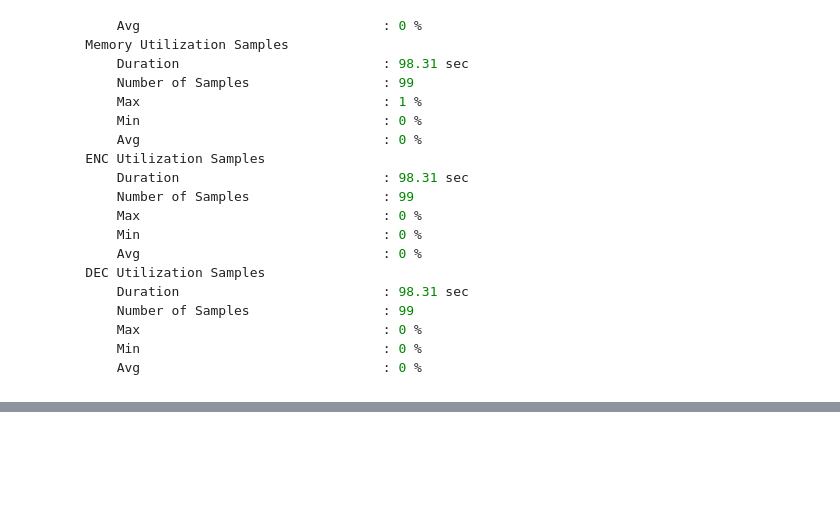
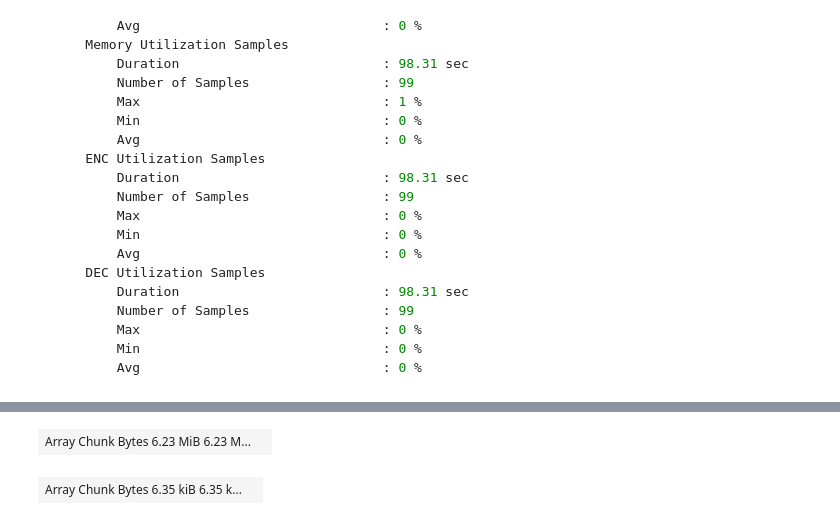
Before and after one commit to leaver2000/griblib, a Jupyter notebook: notebooks/probsevere/2.1-xfer-dask0.ipynb, the cells around one changed output, grey strips where cells are left out. Drawn from its saved outputs; the diff is of its cells as text; code cells hidden in the pictures; blank space fills up the shorter version.

```diff
--- a/notebooks/probsevere/2.1-xfer-dask0.ipynb
+++ b/notebooks/probsevere/2.1-xfer-dask0.ipynb
@@ -103,13 +116,32 @@ Worker: 0
 # %%
 import os
+import textwrap
 from pathlib import Path
+from contextlib import contextmanager
+from dataclasses import dataclass, field
+from typing import Callable, Iterable, Generator, Literal, Mapping, NewType, overload
 
+# common
 import pandas as pd
+import numpy as np
+from numpy.typing import NDArray, ArrayLike
+
+#
+import nvector as nv
+
+# gpu libs
+import cupy as cp
+import cudf
 import dask.dataframe as dd
-import cudf
+
 
 # creating a Path object from the absolute path to our data folder
-ps_data = Path.cwd().parents[1] / "data-bucket"
-all_files = tuple(ps_data.rglob("*.pq"))
-ps_data
+local_bucket = Path.cwd().parents[1] / "data-bucket"
+all_files = tuple(local_bucket.rglob("*.pq"))
+number_of_files = len(all_files)
+print(
+    f"""
+{number_of_files=} found in {local_bucket=}
+"""
+)
 # %% [output]
@@ -564,0 +417,10 @@ df
+# %%
+storm_longitude_array = da.from_array(df["X"].values)
+storm_longitude_array
+# %% [output]
+| Array Chunk Bytes 6.23 MiB 6.23 M... |  |
+# %%
+bbox_longitude_array = da.from_array(se_conus.longitudes.get()[:, np.newaxis])
+bbox_longitude_array
+# %% [output]
+| Array Chunk Bytes 6.35 kiB 6.35 k... |  |
```
Also changed, not shown: parts of 23 cells of this notebook, 14 other files.
